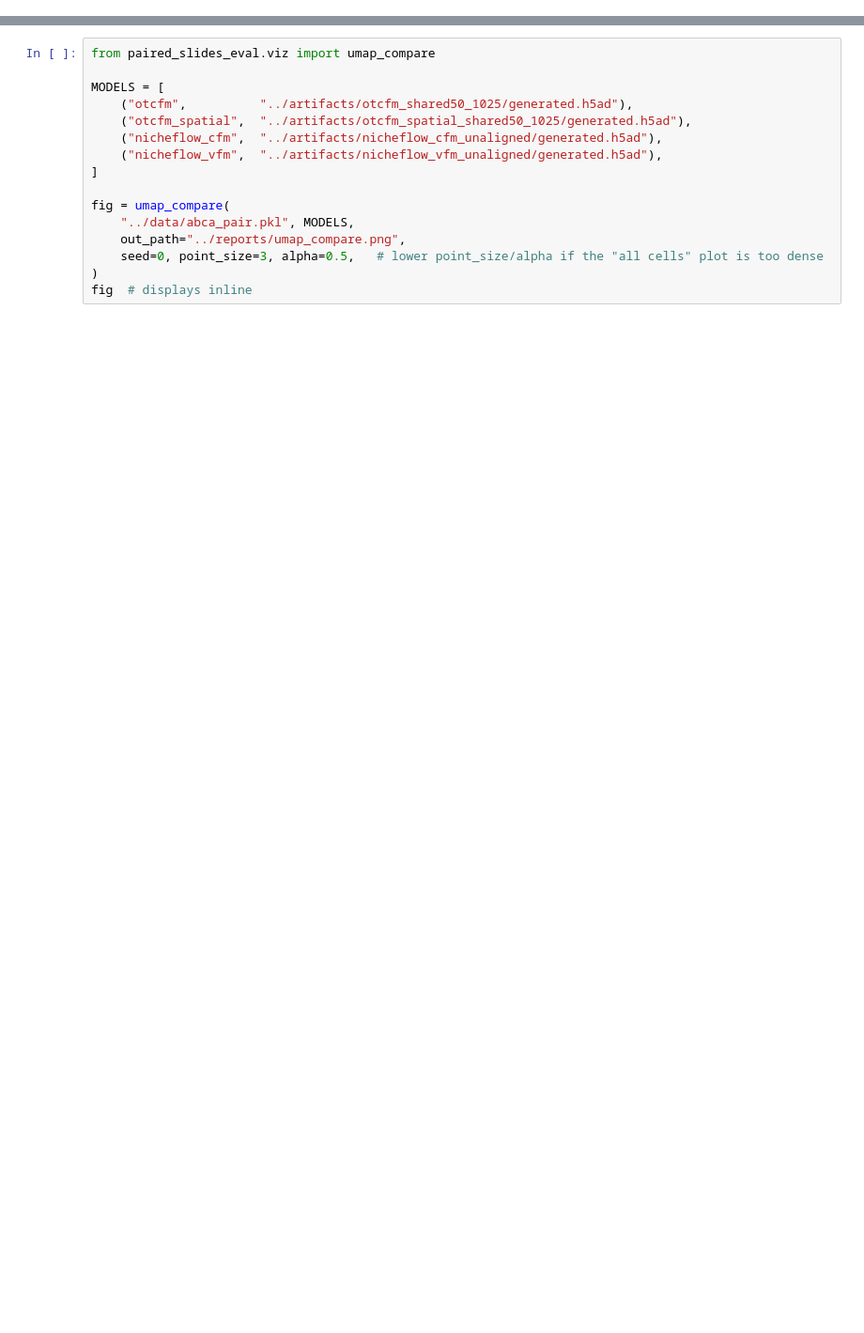
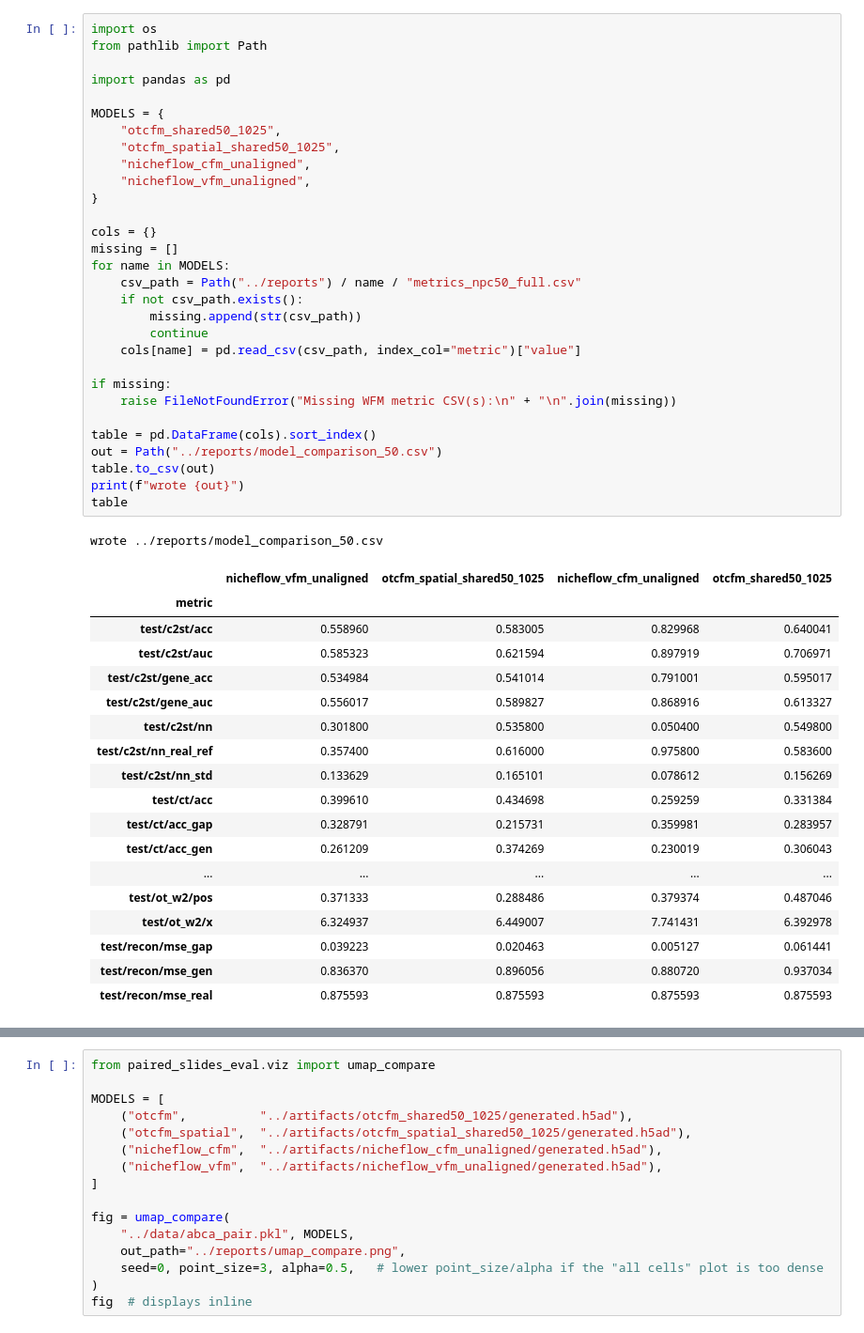
Before and after one commit to MONICAWAN1/eval_metrics, a Jupyter notebook: notebooks/evaluation.ipynb, the cells around one changed output, grey strips where cells are left out. Shown at 94% size. Saved outputs shown, nothing was run; the diff lists cells and outputs as text; blank space fills up the shorter version.

```diff
--- a/notebooks/evaluation.ipynb
+++ b/notebooks/evaluation.ipynb
@@ -352,0 +675,50 @@ A qualitative companion to the distributional metrics. One UMAP is fit once on t
+# %%
+import os
+from pathlib import Path
+
+import pandas as pd
+
+MODELS = {
+    "otcfm_shared50_1025",
+    "otcfm_spatial_shared50_1025",
+    "nicheflow_cfm_unaligned",
+    "nicheflow_vfm_unaligned",
+}
+
+cols = {}
+missing = []
+for name in MODELS:
+    csv_path = Path("../reports") / name / "metrics_npc50_full.csv"
+    if not csv_path.exists():
+        missing.append(str(csv_path))
+        continue
+    cols[name] = pd.read_csv(csv_path, index_col="metric")["value"]
+
+if missing:
+    raise FileNotFoundError("Missing WFM metric CSV(s):\n" + "\n".join(missing))
+
+table = pd.DataFrame(cols).sort_index()
+out = Path("../reports/model_comparison_50.csv")
+table.to_csv(out)
+print(f"wrote {out}")
+table
+# %% [output]
+wrote ../reports/model_comparison_50.csv
+|  | nicheflow_vfm_unaligned | otcfm_spatial_shared50_1025 | nicheflow_cfm_unaligned | otcfm_shared50_1025 |
+| metric |  |  |  |  |
+| test/c2st/acc | 0.558960 | 0.583005 | 0.829968 | 0.640041 |
+| test/c2st/auc | 0.585323 | 0.621594 | 0.897919 | 0.706971 |
+| test/c2st/gene_acc | 0.534984 | 0.541014 | 0.791001 | 0.595017 |
+| test/c2st/gene_auc | 0.556017 | 0.589827 | 0.868916 | 0.613327 |
+| test/c2st/nn | 0.301800 | 0.535800 | 0.050400 | 0.549800 |
+| test/c2st/nn_real_ref | 0.357400 | 0.616000 | 0.975800 | 0.583600 |
+| test/c2st/nn_std | 0.133629 | 0.165101 | 0.078612 | 0.156269 |
+| test/ct/acc | 0.399610 | 0.434698 | 0.259259 | 0.331384 |
+| test/ct/acc_gap | 0.328791 | 0.215731 | 0.359981 | 0.283957 |
+| test/ct/acc_gen | 0.261209 | 0.374269 | 0.230019 | 0.306043 |
+| ... | ... | ... | ... | ... |
+| test/ot_w2/pos | 0.371333 | 0.288486 | 0.379374 | 0.487046 |
+| test/ot_w2/x | 6.324937 | 6.449007 | 7.741431 | 6.392978 |
+| test/recon/mse_gap | 0.039223 | 0.020463 | 0.005127 | 0.061441 |
+| test/recon/mse_gen | 0.836370 | 0.896056 | 0.880720 | 0.937034 |
+| test/recon/mse_real | 0.875593 | 0.875593 | 0.875593 | 0.875593 |
```
Also changed, not shown: parts of 110 cells of this notebook, 3 other files.
